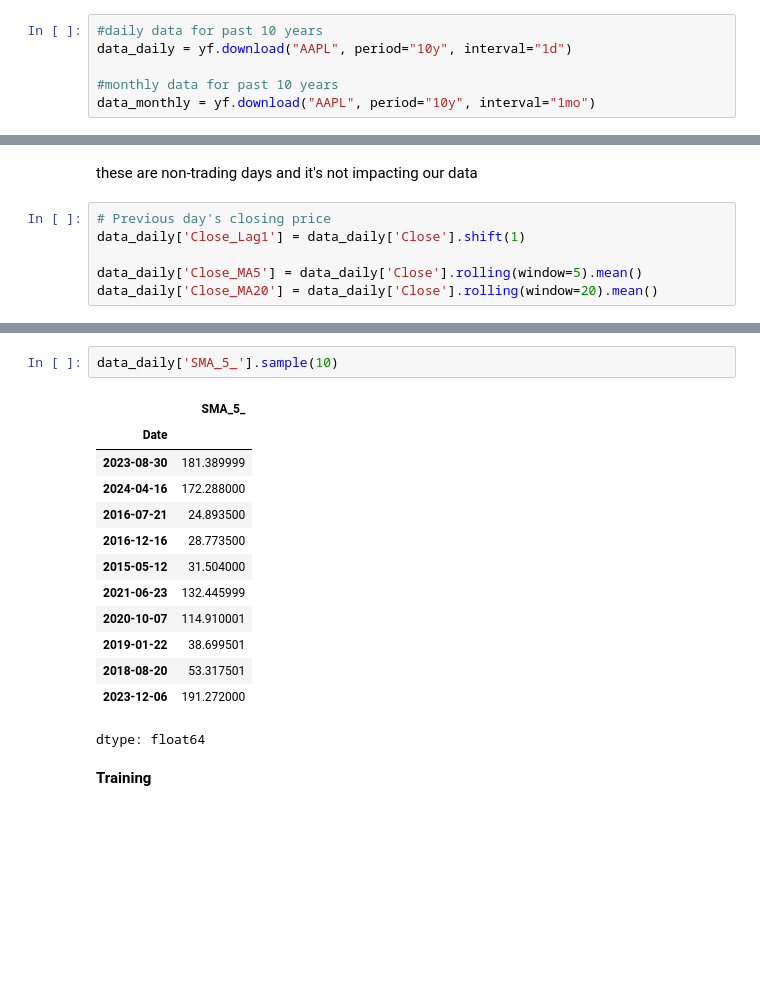
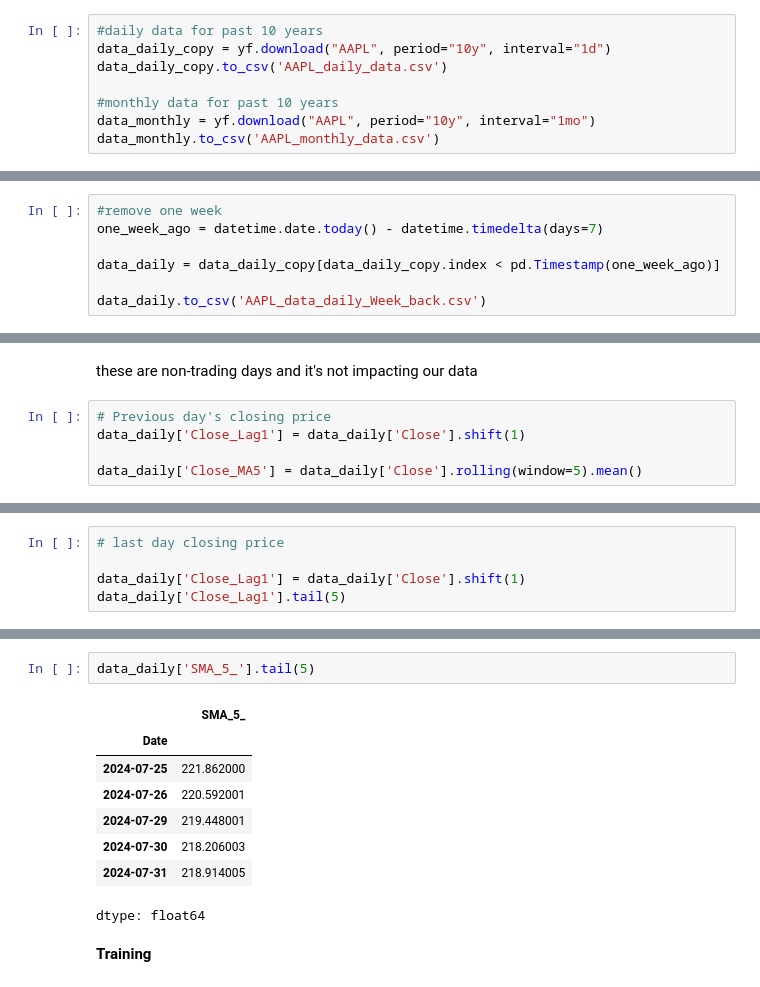
Before and after one commit to bshazia/Apple_Stocks, a Jupyter notebook: Apple_stock.ipynb, the cells around one changed output, grey strips where cells are left out. Cells and saved outputs as stored; diff of their text form; blank space fills up the shorter version.

```diff
--- a/Apple_stock.ipynb
+++ b/Apple_stock.ipynb
@@ -32,7 +36,9 @@ from tensorflow.keras.layers import LSTM, Dense
 # %%
 #daily data for past 10 years
-data_daily = yf.download("AAPL", period="10y", interval="1d")
+data_daily_copy = yf.download("AAPL", period="10y", interval="1d")
+data_daily_copy.to_csv('AAPL_daily_data.csv')
 
 #monthly data for past 10 years
 data_monthly = yf.download("AAPL", period="10y", interval="1mo")
+data_monthly.to_csv('AAPL_monthly_data.csv')
 # %% [output]
@@ -66,6 +72,13 @@ Data columns (total 6 columns):
  5   Volume     2517 non-null   int64
 dtypes: float64(5), int64(1)
 memory usage: 137.6 KB
+# %%
+#remove one week
+one_week_ago = datetime.date.today() - datetime.timedelta(days=7)
+
+data_daily = data_daily_copy[data_daily_copy.index < pd.Timestamp(one_week_ago)]
+
+data_daily.to_csv('AAPL_data_daily_Week_back.csv')
 # %%
 data_monthly.info()
 # %% [output]
@@ -134,4 +158,3 @@ these are non-trading days and it's not impacting our data
 data_daily['Close_Lag1'] = data_daily['Close'].shift(1)
 
 data_daily['Close_MA5'] = data_daily['Close'].rolling(window=5).mean()
-data_daily['Close_MA20'] = data_daily['Close'].rolling(window=20).mean()
@@ -140,0 +181,5 @@ data_daily['SMA_5_'] = data_daily['Close'].rolling(window=5).sum() / 5
+# %%
+# last day closing price
+
+data_daily['Close_Lag1'] = data_daily['Close'].shift(1)
+data_daily['Close_Lag1'].tail(5)
@@ -141,18 +200,13 @@ data_daily['SMA_5_'] = data_daily['Close'].rolling(window=5).sum() / 5
 # %%
-data_daily['SMA_5_'].sample(10)
+data_daily['SMA_5_'].tail(5)
 # %% [output]
 |  | SMA_5_ |
 | Date |  |
-| 2023-08-30 | 181.389999 |
-| 2024-04-16 | 172.288000 |
-| 2016-07-21 | 24.893500 |
-| 2016-12-16 | 28.773500 |
-| 2015-05-12 | 31.504000 |
-| 2021-06-23 | 132.445999 |
-| 2020-10-07 | 114.910001 |
-| 2019-01-22 | 38.699501 |
-| 2018-08-20 | 53.317501 |
-| 2023-12-06 | 191.272000 |
+| 2024-07-25 | 221.862000 |
+| 2024-07-26 | 220.592001 |
+| 2024-07-29 | 219.448001 |
+| 2024-07-30 | 218.206003 |
+| 2024-07-31 | 218.914005 |
 dtype: float64
 # %% [markdown]
 **Training**
```
Also changed, not shown: parts of 24 cells of this notebook.
